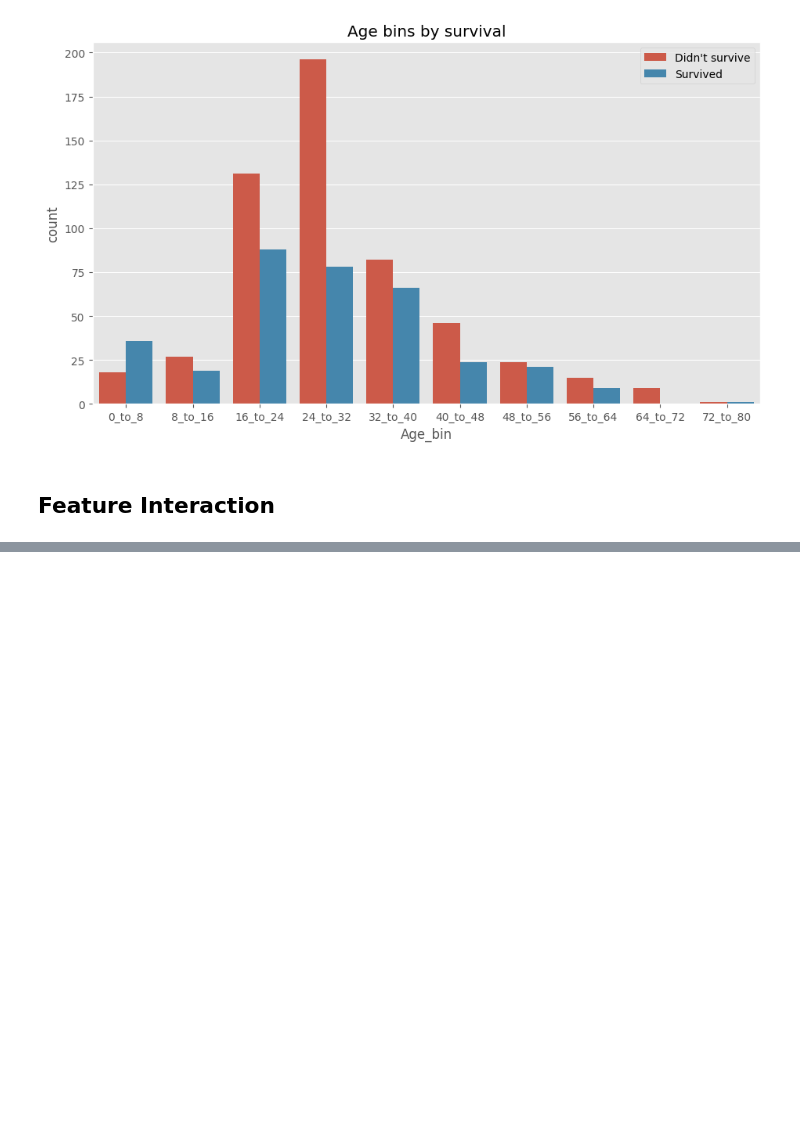
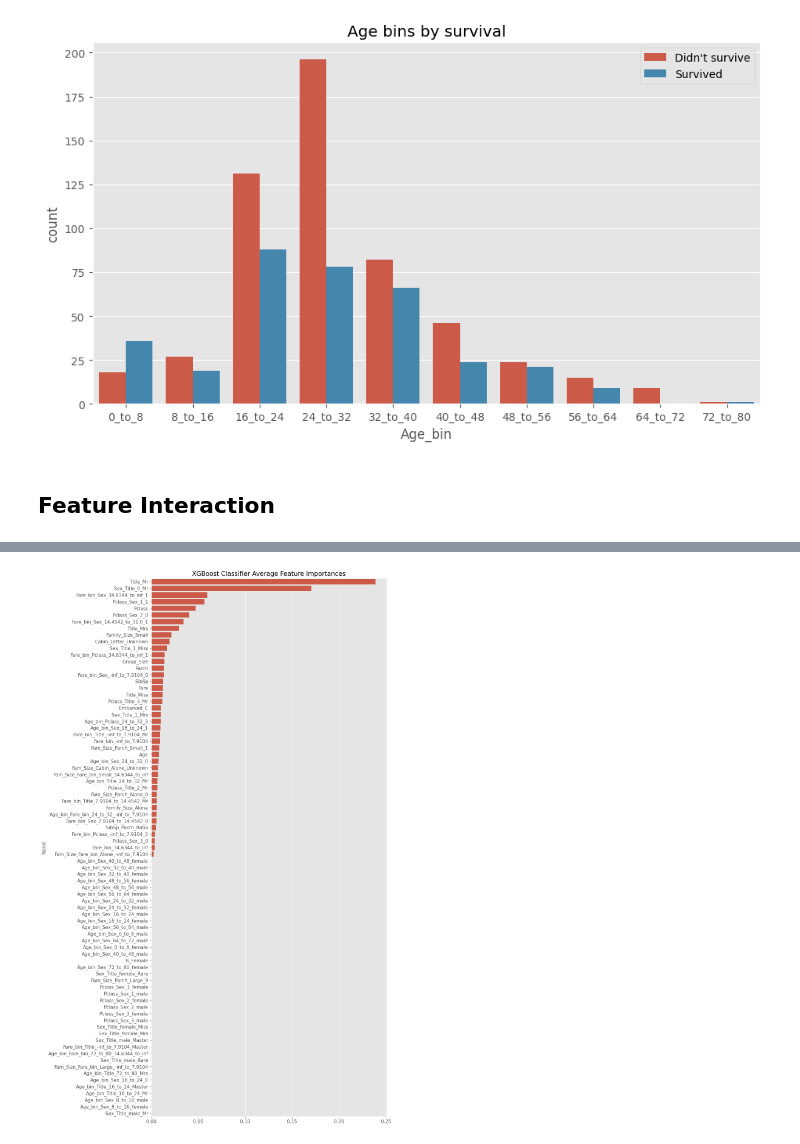
Before and after one commit to GitHarsh19/titanic_practice, a Jupyter notebook: Titanic_XGBoost.ipynb, the cells around one changed output, grey strips where cells are left out. Saved outputs shown, nothing was run; the diff lists cells and outputs as text; code cells hidden in the pictures; blank space fills up the shorter version.

```diff
--- a/Titanic_XGBoost.ipynb
+++ b/Titanic_XGBoost.ipynb
@@ -757,0 +1029,31 @@ TypeError: can only concatenate str (not "int") to str
+# %%
+for fold, (train_idx, val_idx) in enumerate(skf.split(X_train, y_train)):
+    if fold > 0:
+        print("")
+    print(f"Training on fold {fold + 1}")
+
+    # select the train and validation data and labels for this fold
+    fold_X_train, fold_y_train = X_train.iloc[train_idx], y_train.iloc[train_idx]
+    fold_X_val, fold_y_val = X_train.iloc[val_idx], y_train.iloc[val_idx]
+
+    # fit the model on the training data
+    xgb_model.fit(fold_X_train, fold_y_train, eval_set=[(fold_X_val, fold_y_val)], verbose=False)
+
+    # Let's register feature importances for this fold in the feature_importances dataframe we created earlier
+    feature_importances.iloc[:, fold] = xgb_model.feature_importances_
+
+    #Now, let's calculate and print the fold scores X_train and X_val
+
+    fold_train_score = xgb_model.score(X_train, y_train)
+    fold_train_scores.append(fold_train_score)
+    print(f"Fold {fold + 1} train score: {fold_train_score}")
+
+    # Now we make prediction on test dataset using the model trained and this fold and we register probabilites in test_probs_of_one dataframe
+    test_probs_of_one.loc[:, 'Fold_{}'.format(fold+1)] = xgb_model.predict_proba(test[features])[:, 1]
+
+# calculate the average accuracy score across all folds
+avg_train_score = sum(fold_train_scores) / N
+avg_val_score = sum(fold_val_scores) / N
+
+print(f"\nAverage train score across {N} folds: {avg_train_score}")
+print(f"Average val score across {N} folds: {avg_val_score}")
@@ -757,0 +1128,4 @@ TypeError: can only concatenate str (not "int") to str
+# %%
+feature_importances['Avg_Importance'] = feature_importances.mean(axis=1)
+feature_importances.sort_values(by='Avg_Importance', inplace=True, ascending=False)
+feature_importances.head()
@@ -757,0 +1139,11 @@ TypeError: can only concatenate str (not "int") to str
+# %%
+plt.figure(figsize=(10, int(len(feature_importances)/3.4)))
+sns.barplot(x='Avg_Importance', y=feature_importances.index, data=feature_importances)
+
+plt.xlabel('')
+plt.tick_params(axis='x', labelsize=11)
+plt.tick_params(axis='y', labelsize=11)
+plt.title('XGBoost Classifier Average Feature Importances', size=15)
+plt.show()
+# %% [output]
+[figure, added]
```
Also changed, not shown: parts of 34 cells of this notebook, 3 other files.
